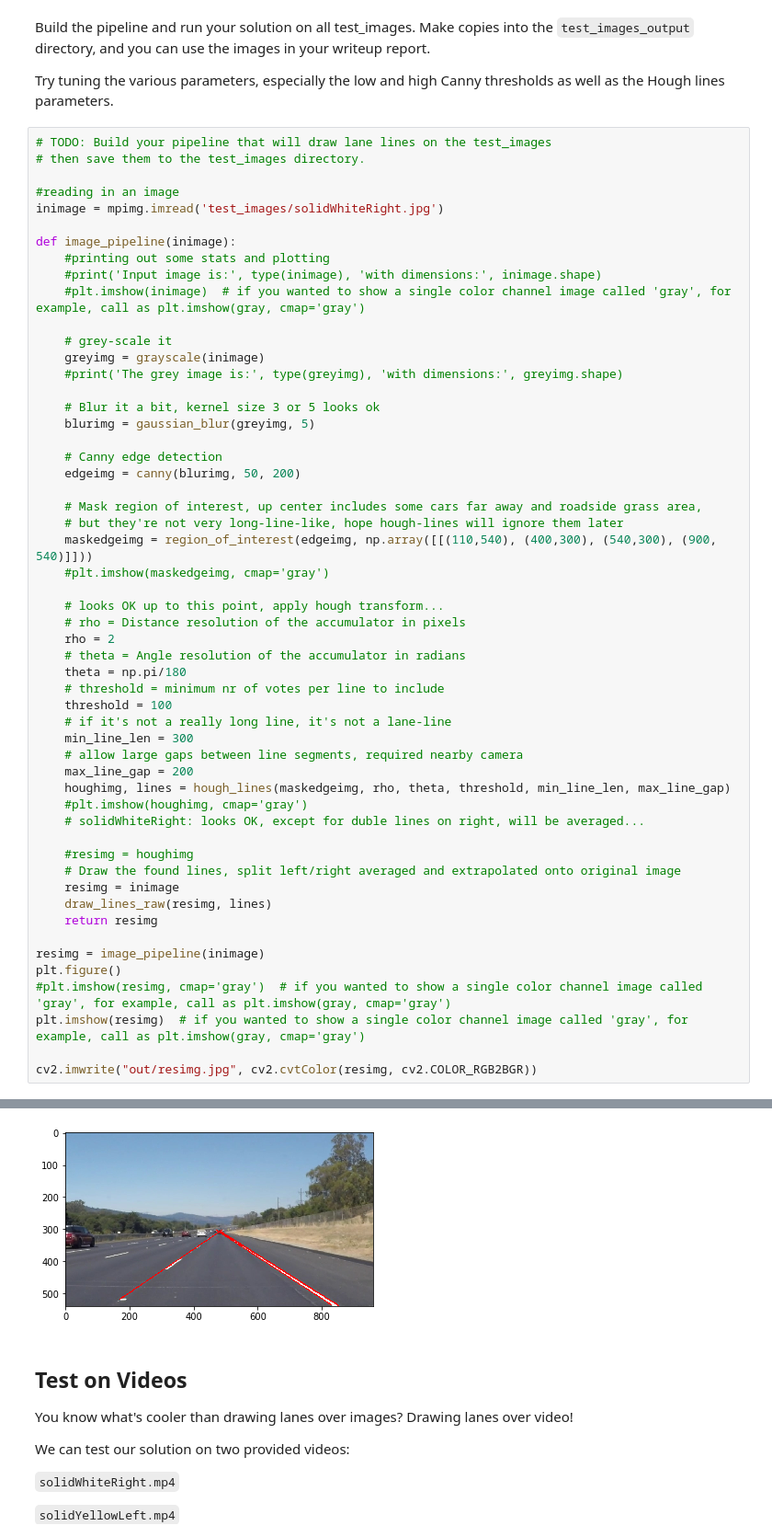
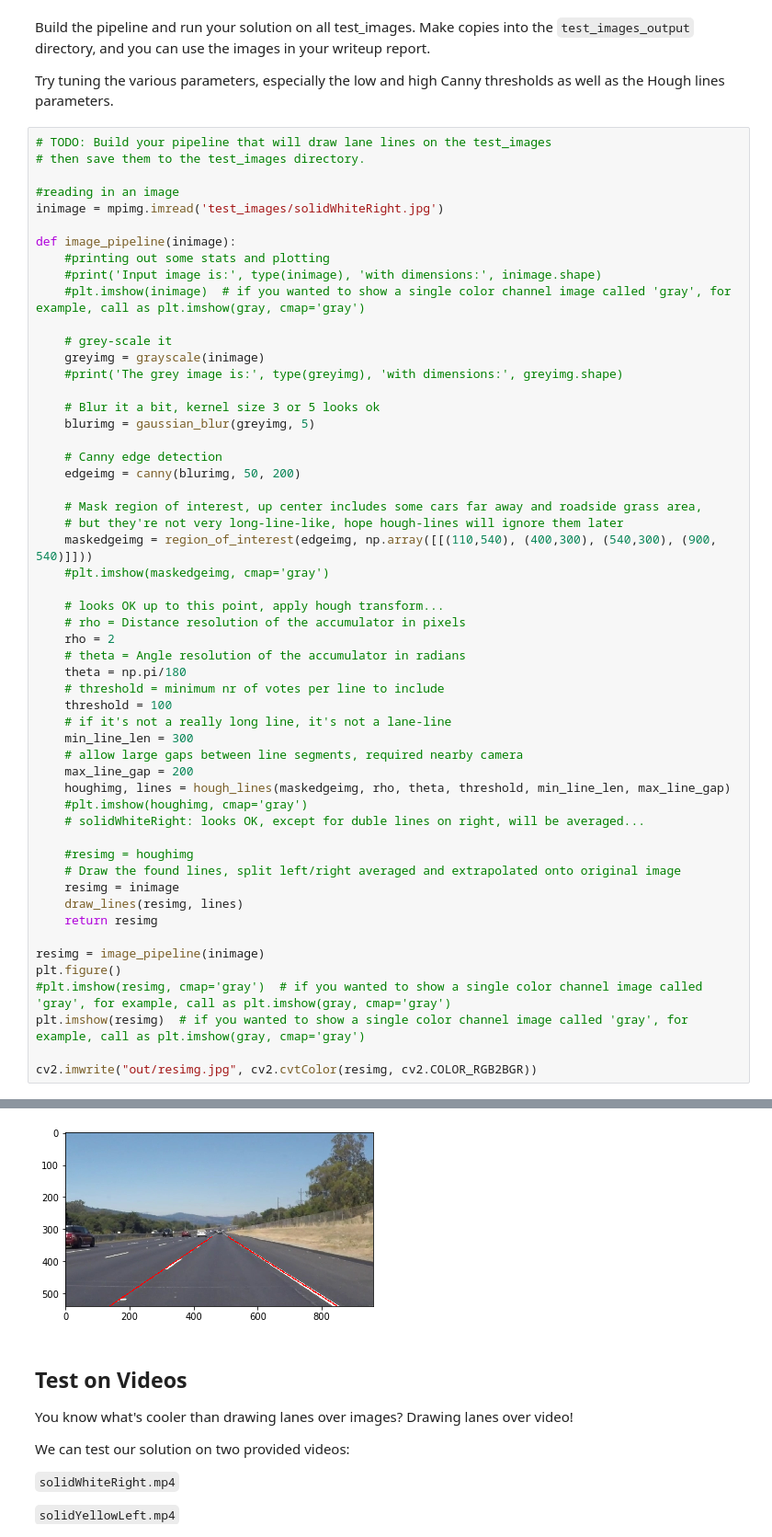
Before and after one commit to stela/CarND-LaneLines-P1, a Jupyter notebook: P1.ipynb, the cells around one changed output, grey strips where cells are left out. Shown at 92% size. Cells and saved outputs as stored; diff of their text form.

Commit message:
Feature-complete but needs tuning. Left lane flashes too much, allow more gaps/shorter lines.

```diff
--- a/P1.ipynb
+++ b/P1.ipynb
@@ -283,35 +308,35 @@ def image_pipeline(inimage):
     #plt.imshow(maskedgeimg, cmap='gray')
 
     # looks OK up to this point, apply hough transform...
     # rho = Distance resolution of the accumulator in pixels
     rho = 2
     # theta = Angle resolution of the accumulator in radians
     theta = np.pi/180
     # threshold = minimum nr of votes per line to include
     threshold = 100
     # if it's not a really long line, it's not a lane-line
     min_line_len = 300
     # allow large gaps between line segments, required nearby camera
     max_line_gap = 200
     houghimg, lines = hough_lines(maskedgeimg, rho, theta, threshold, min_line_len, max_line_gap)
     #plt.imshow(houghimg, cmap='gray')
     # solidWhiteRight: looks OK, except for duble lines on right, will be averaged...
 
     #resimg = houghimg
     # Draw the found lines, split left/right averaged and extrapolated onto original image
     resimg = inimage
-    draw_lines_raw(resimg, lines)
+    draw_lines(resimg, lines)
     return resimg
 
 resimg = image_pipeline(inimage)
 plt.figure()
 #plt.imshow(resimg, cmap='gray')  # if you wanted to show a single color channel image called 'gray', for example, call as plt.imshow(gray, cmap='gray')
 plt.imshow(resimg)  # if you wanted to show a single color channel image called 'gray', for example, call as plt.imshow(gray, cmap='gray')
 
 cv2.imwrite("out/resimg.jpg", cv2.cvtColor(resimg, cv2.COLOR_RGB2BGR))
 # %% [output]
 True
-[figure, old version]
+[figure, new version]
 # %% [markdown]
 ## Test on Videos
 
```
Also changed, not shown: parts of 2 cells of this notebook.
